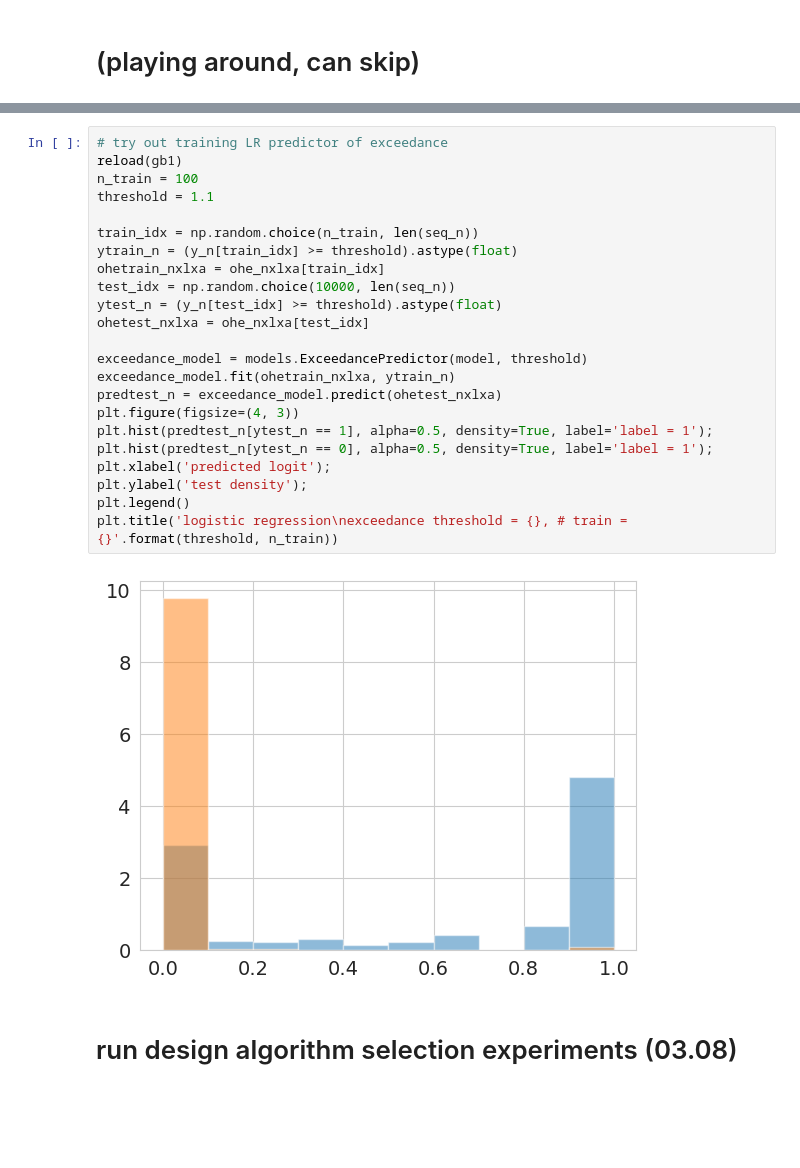
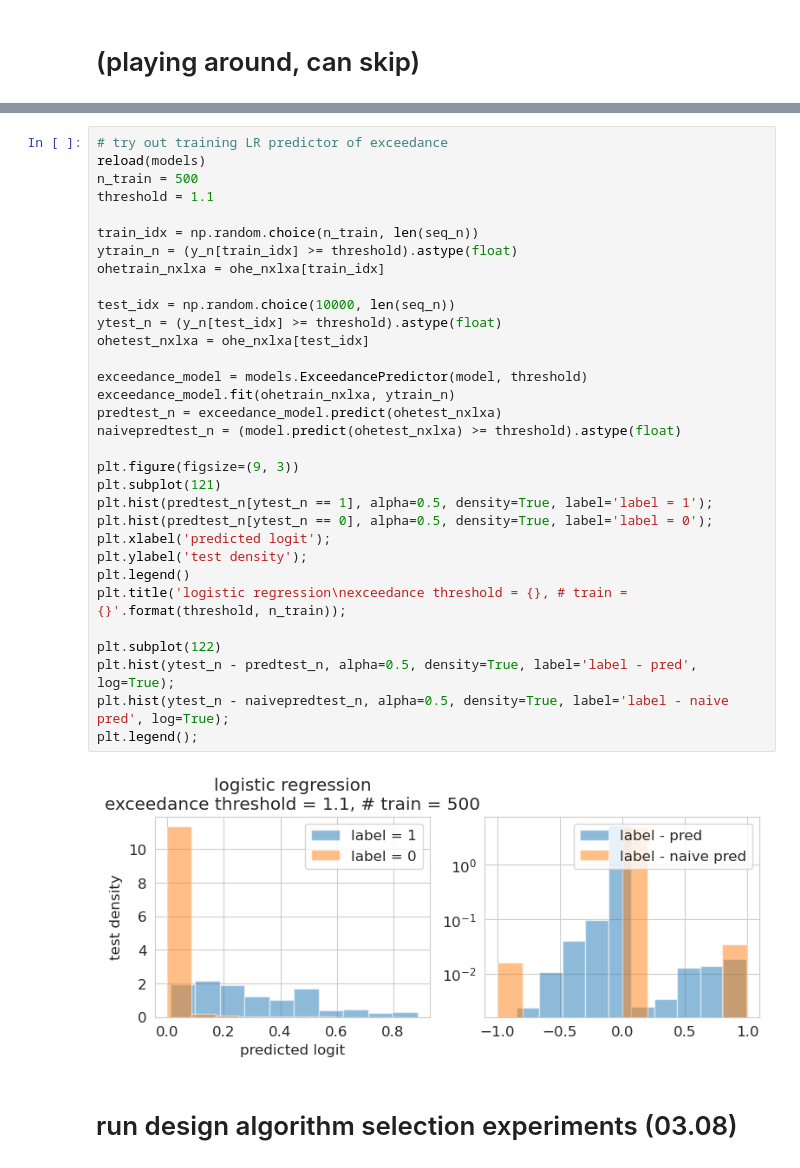
Before and after one commit to clarafy/design-algorithm-selection, a Jupyter notebook: notebooks/gb1-022823.ipynb, the cells around one changed output, grey strips where cells are left out. Cells and saved outputs as stored; diff of their text form; blank space fills up the shorter version.

```diff
--- a/notebooks/gb1-022823.ipynb
+++ b/notebooks/gb1-022823.ipynb
@@ -185,28 +275,37 @@ Samples for temperature 0.7000 already saved to /homefs/home/wongfanc/density-ra
 # %%
 # try out training LR predictor of exceedance
-reload(gb1)
-n_train = 100
+reload(models)
+n_train = 500
 threshold = 1.1
 
 train_idx = np.random.choice(n_train, len(seq_n))
 ytrain_n = (y_n[train_idx] >= threshold).astype(float)
 ohetrain_nxlxa = ohe_nxlxa[train_idx]
+
 test_idx = np.random.choice(10000, len(seq_n))
 ytest_n = (y_n[test_idx] >= threshold).astype(float)
 ohetest_nxlxa = ohe_nxlxa[test_idx]
 
 exceedance_model = models.ExceedancePredictor(model, threshold)
 exceedance_model.fit(ohetrain_nxlxa, ytrain_n)
 predtest_n = exceedance_model.predict(ohetest_nxlxa)
-plt.figure(figsize=(4, 3))
+naivepredtest_n = (model.predict(ohetest_nxlxa) >= threshold).astype(float)
+
+plt.figure(figsize=(9, 3))
+plt.subplot(121)
 plt.hist(predtest_n[ytest_n == 1], alpha=0.5, density=True, label='label = 1');
-plt.hist(predtest_n[ytest_n == 0], alpha=0.5, density=True, label='label = 1');
+plt.hist(predtest_n[ytest_n == 0], alpha=0.5, density=True, label='label = 0');
 plt.xlabel('predicted logit');
 plt.ylabel('test density');
 plt.legend()
-plt.title('logistic regression\nexceedance threshold = {}, # train = {}'.format(threshold, n_train))
+plt.title('logistic regression\nexceedance threshold = {}, # train = {}'.format(threshold, n_train));
+
+plt.subplot(122)
+plt.hist(ytest_n - predtest_n, alpha=0.5, density=True, label='label - pred', log=True);
+plt.hist(ytest_n - naivepredtest_n, alpha=0.5, density=True, label='label - naive pred', log=True);
+plt.legend();
 # %% [output]
-[figure, old version]
+[figure, new version]
 # %% [markdown]
 # run design algorithm selection experiments (03.08)
 # %%
```
Also changed, not shown: parts of 21 cells of this notebook, 15 other files.
